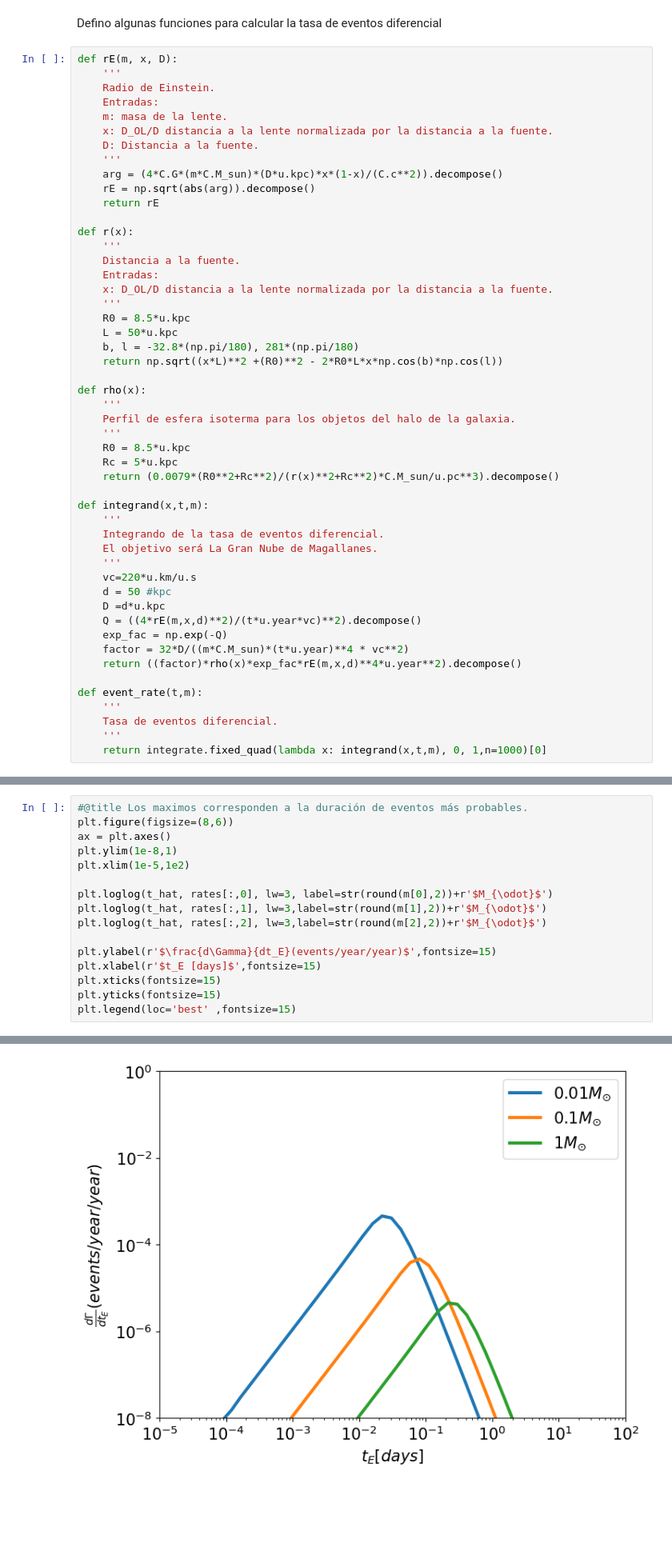
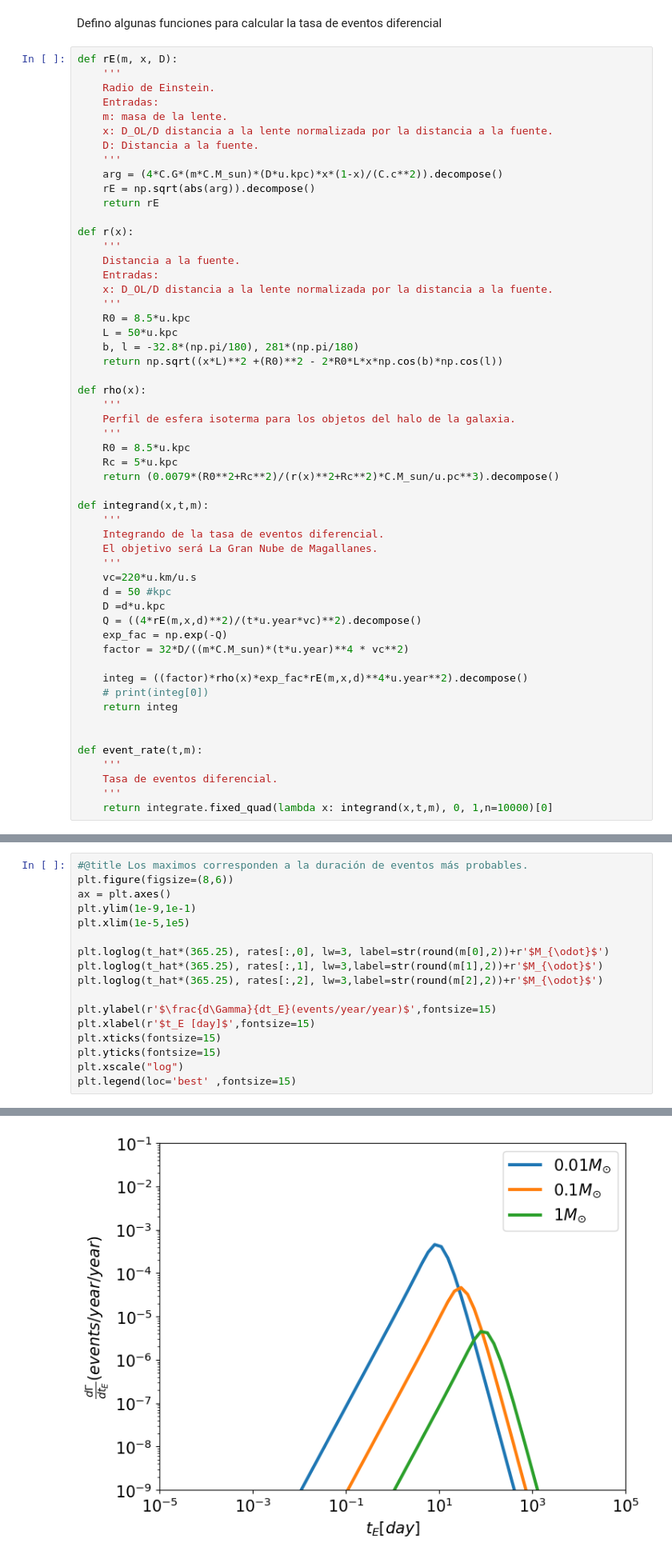
Before and after one commit to anibal-art/Lentes_gravitacionales, a Jupyter notebook: FoF-Microlensing_&_Dark_Matter.ipynb, the cells around one changed output, grey strips where cells are left out. Shown at 80% size. Drawn from its saved outputs; the diff is of its cells as text; blank space fills up the shorter version.

```diff
--- a/FoF-Microlensing_&_Dark_Matter.ipynb
+++ b/FoF-Microlensing_&_Dark_Matter.ipynb
@@ -71,13 +71,17 @@ def integrand(x,t,m):
     Q = ((4*rE(m,x,d)**2)/(t*u.year*vc)**2).decompose()
     exp_fac = np.exp(-Q)
     factor = 32*D/((m*C.M_sun)*(t*u.year)**4 * vc**2)
-    return ((factor)*rho(x)*exp_fac*rE(m,x,d)**4*u.year**2).decompose()
+
+    integ = ((factor)*rho(x)*exp_fac*rE(m,x,d)**4*u.year**2).decompose()
+    # print(integ[0])
+    return integ
+
 
 def event_rate(t,m):
     '''
     Tasa de eventos diferencial.
     '''
-    return integrate.fixed_quad(lambda x: integrand(x,t,m), 0, 1,n=1000)[0]
+    return integrate.fixed_quad(lambda x: integrand(x,t,m), 0, 1,n=10000)[0]
 # %%
 t_hat = np.logspace(-10, 4, 100)
 m     = [1e-2,1e-1,1]  #masas de las lentes
@@ -89,22 +93,23 @@ for j in tqdm(range(len(m))):
 # %%
 #@title Los maximos corresponden a la duración de eventos más probables.
 plt.figure(figsize=(8,6))
 ax = plt.axes()
-plt.ylim(1e-8,1)
-plt.xlim(1e-5,1e2)
+plt.ylim(1e-9,1e-1)
+plt.xlim(1e-5,1e5)
 
-plt.loglog(t_hat, rates[:,0], lw=3, label=str(round(m[0],2))+r'$M_{\odot}$')
-plt.loglog(t_hat, rates[:,1], lw=3,label=str(round(m[1],2))+r'$M_{\odot}$')
-plt.loglog(t_hat, rates[:,2], lw=3,label=str(round(m[2],2))+r'$M_{\odot}$')
+plt.loglog(t_hat*(365.25), rates[:,0], lw=3, label=str(round(m[0],2))+r'$M_{\odot}$')
+plt.loglog(t_hat*(365.25), rates[:,1], lw=3,label=str(round(m[1],2))+r'$M_{\odot}$')
+plt.loglog(t_hat*(365.25), rates[:,2], lw=3,label=str(round(m[2],2))+r'$M_{\odot}$')
 
 plt.ylabel(r'$\frac{d\Gamma}{dt_E}(events/year/year)$',fontsize=15)
-plt.xlabel(r'$t_E [days]$',fontsize=15)
+plt.xlabel(r'$t_E [day]$',fontsize=15)
 plt.xticks(fontsize=15)
 plt.yticks(fontsize=15)
+plt.xscale("log")
 plt.legend(loc='best' ,fontsize=15)
 # %% [output]
 <matplotlib.legend.Legend at 0x...>
-[figure, old version]
+[figure, new version]
 # %% [markdown]
 # La eficiencia es la probabilidad de detectar un evento de microlente.
 
```
Also changed, not shown: 1 other file.
